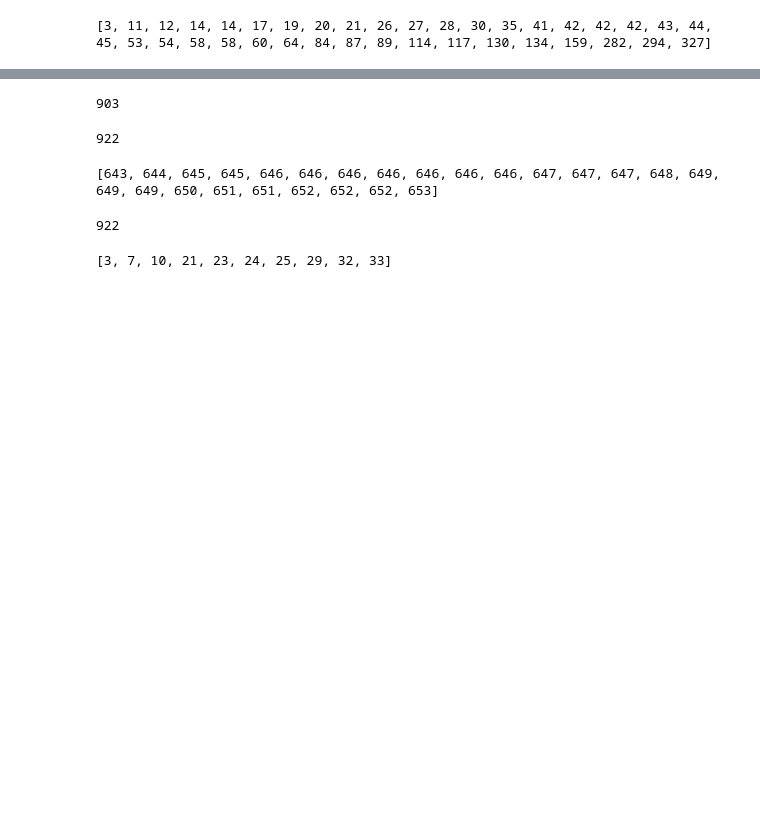
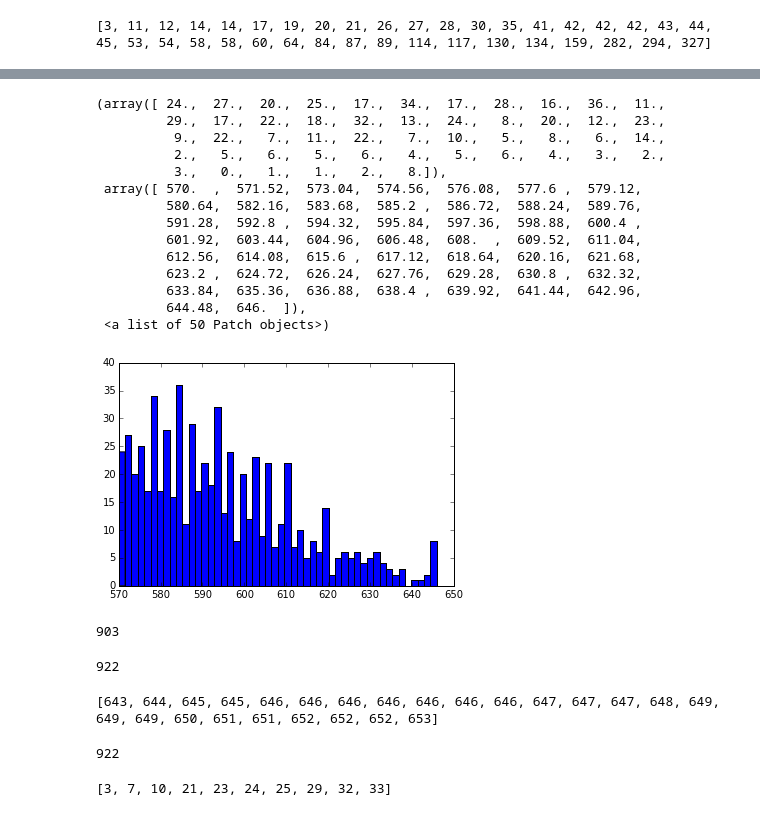
Before and after one commit to mzw4/jyupitertime, a Jupyter notebook: comp1/CS 5786 Comp 1 - JAC.ipynb, the cells around one changed output, grey strips where cells are left out. Drawn from its saved outputs; the diff is of its cells as text; code cells hidden in the pictures; blank space fills up the shorter version.

```diff
--- a/comp1/CS 5786 Comp 1 - JAC.ipynb
+++ b/comp1/CS 5786 Comp 1 - JAC.ipynb
@@ -3109,3 +3178,21 @@ print(actual_cluster_sizes)
+# %%
+plt.hist(sorted(speech_row_sums.values())[-(905+657):-905], bins=50)
+# %% [output]
+(array([ 24.,  27.,  20.,  25.,  17.,  34.,  17.,  28.,  16.,  36.,  11.,
+         29.,  17.,  22.,  18.,  32.,  13.,  24.,   8.,  20.,  12.,  23.,
+          9.,  22.,   7.,  11.,  22.,   7.,  10.,   5.,   8.,   6.,  14.,
+          2.,   5.,   6.,   5.,   6.,   4.,   5.,   6.,   4.,   3.,   2.,
+          3.,   0.,   1.,   1.,   2.,   8.]),
+ array([ 570.  ,  571.52,  573.04,  574.56,  576.08,  577.6 ,  579.12,
+         580.64,  582.16,  583.68,  585.2 ,  586.72,  588.24,  589.76,
+         591.28,  592.8 ,  594.32,  595.84,  597.36,  598.88,  600.4 ,
+         601.92,  603.44,  604.96,  606.48,  608.  ,  609.52,  611.04,
+         612.56,  614.08,  615.6 ,  617.12,  618.64,  620.16,  621.68,
+         623.2 ,  624.72,  626.24,  627.76,  629.28,  630.8 ,  632.32,
+         633.84,  635.36,  636.88,  638.4 ,  639.92,  641.44,  642.96,
+         644.48,  646.  ]),
+ <a list of 50 Patch objects>)
+[figure, added]
 # %%
 print sum([282, 294, 327])
 # %% [output]
```
Also changed, not shown: parts of 157 cells of this notebook.
